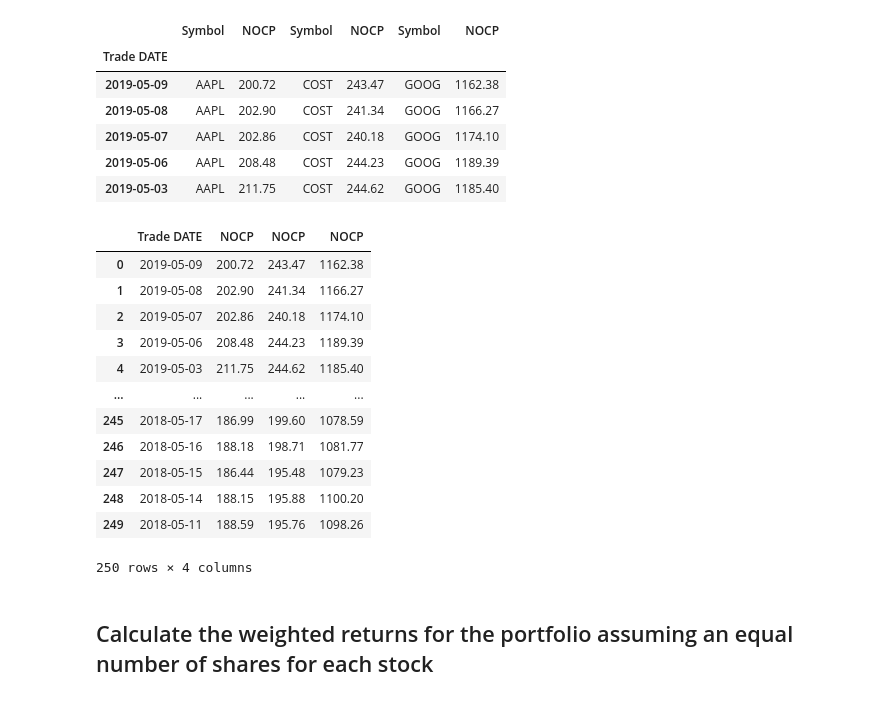
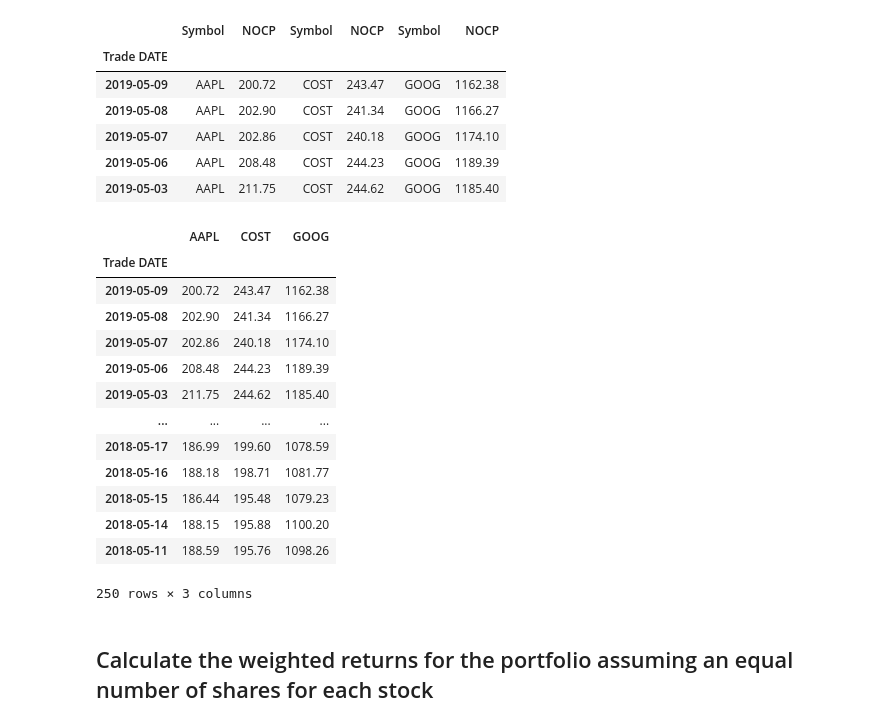
Before and after one commit to KevinLacap/KevinLacap, a Jupyter notebook: whale_analysis.ipynb, the cells around one changed output. Saved outputs shown, nothing was run; the diff lists cells and outputs as text; code cells hidden in the pictures.

```diff
--- a/whale_analysis.ipynb
+++ b/whale_analysis.ipynb
@@ -515,30 +515,31 @@ stocks.head()
 stocks = pd.concat([aapl_portfolio, cost_portfolio, goog_portfolio], axis=1, join='inner')
 stocks.head()
 stocks = stocks['NOCP']
-stocks = stocks.reset_index()
+#stocks = stocks.reset_index()
 # %%
 # Drop Nulls
 stocks.dropna(inplace=True)
 # %%
 #stocks.info()
 #stocks = stocks.reset_index()
 #stocks.head()
-stocks.rename(columns={"NOCP":"AAPL","NOCP":"COST", "NOCP":"GOOG"})
+stocks.columns = ['AAPL', 'COST', 'GOOG']
 stocks
 # %% [output]
-|  | Trade DATE | NOCP | NOCP | NOCP |
-| 0 | 2019-05-09 | 200.72 | 243.47 | 1162.38 |
-| 1 | 2019-05-08 | 202.90 | 241.34 | 1166.27 |
-| 2 | 2019-05-07 | 202.86 | 240.18 | 1174.10 |
-| 3 | 2019-05-06 | 208.48 | 244.23 | 1189.39 |
-| 4 | 2019-05-03 | 211.75 | 244.62 | 1185.40 |
-| ... | ... | ... | ... | ... |
-| 245 | 2018-05-17 | 186.99 | 199.60 | 1078.59 |
-| 246 | 2018-05-16 | 188.18 | 198.71 | 1081.77 |
-| 247 | 2018-05-15 | 186.44 | 195.48 | 1079.23 |
-| 248 | 2018-05-14 | 188.15 | 195.88 | 1100.20 |
-| 249 | 2018-05-11 | 188.59 | 195.76 | 1098.26 |
+|  | AAPL | COST | GOOG |
+| Trade DATE |  |  |  |
+| 2019-05-09 | 200.72 | 243.47 | 1162.38 |
+| 2019-05-08 | 202.90 | 241.34 | 1166.27 |
+| 2019-05-07 | 202.86 | 240.18 | 1174.10 |
+| 2019-05-06 | 208.48 | 244.23 | 1189.39 |
+| 2019-05-03 | 211.75 | 244.62 | 1185.40 |
+| ... | ... | ... | ... |
+| 2018-05-17 | 186.99 | 199.60 | 1078.59 |
+| 2018-05-16 | 188.18 | 198.71 | 1081.77 |
+| 2018-05-15 | 186.44 | 195.48 | 1079.23 |
+| 2018-05-14 | 188.15 | 195.88 | 1100.20 |
+| 2018-05-11 | 188.59 | 195.76 | 1098.26 |
-250 rows × 4 columns
+250 rows × 3 columns
 # %%
 #stocks.groupby(["Trade DATE"]).agg(stocks.pct_change)
 # %% [markdown]
```
Also changed, not shown: parts of 8 cells of this notebook.
